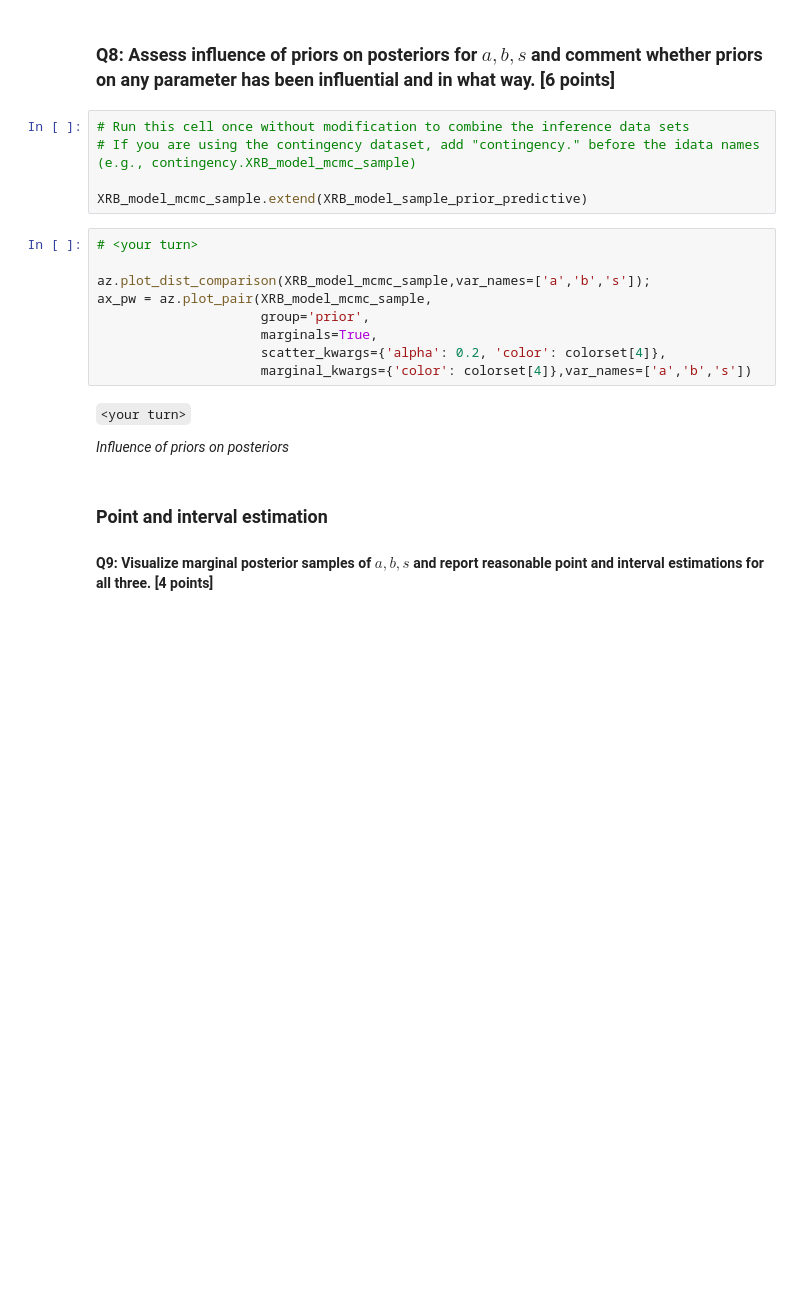
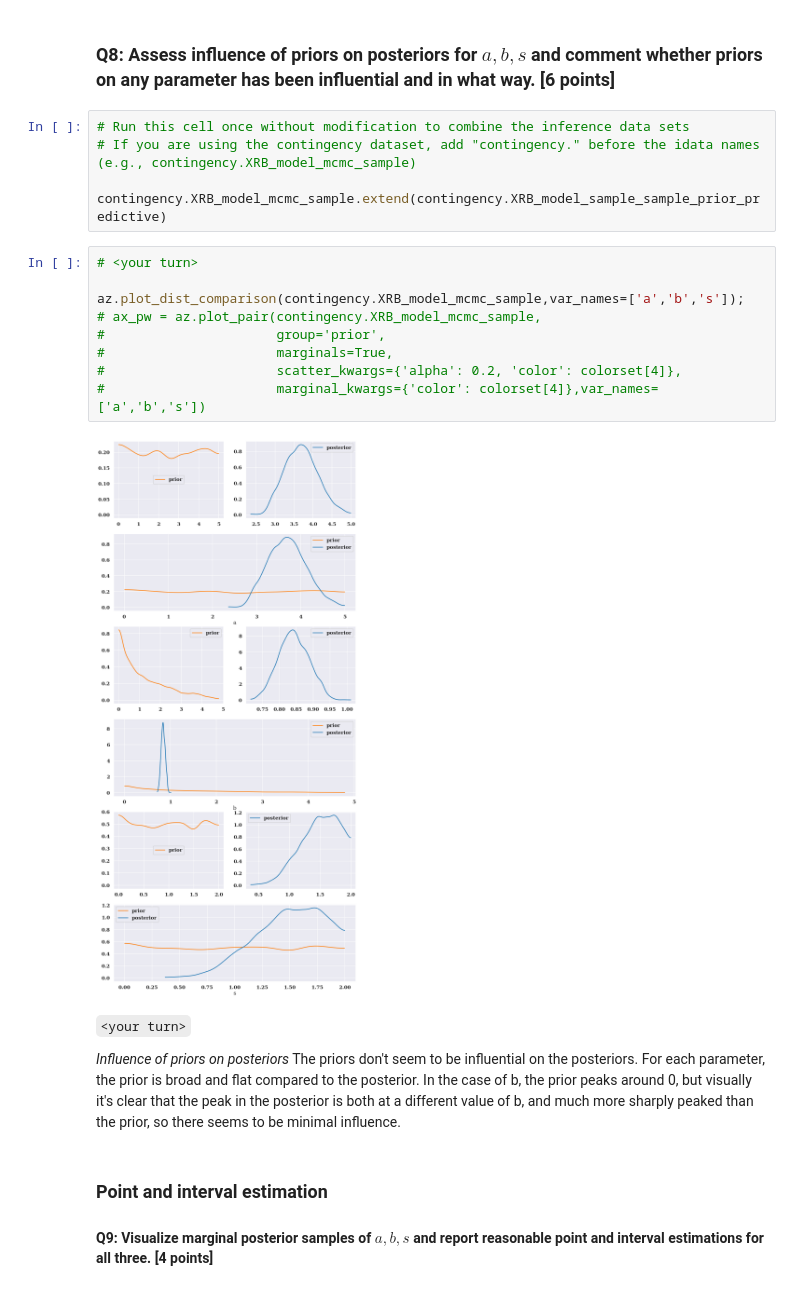
Before and after one commit to bee-undercover/openmp-GOL, a Jupyter notebook: Exam/Exam.ipynb, the cells around one changed output. Saved outputs shown, nothing was run; the diff lists cells and outputs as text; blank space fills up the shorter version.

```diff
--- a/Exam/Exam.ipynb
+++ b/Exam/Exam.ipynb
@@ -282,20 +364,23 @@ ax.set_ylabel(r'N$_{XRB}$');
 # Run this cell once without modification to combine the inference data sets
 # If you are using the contingency dataset, add "contingency." before the idata names (e.g., contingency.XRB_model_mcmc_sample)
 
-XRB_model_mcmc_sample.extend(XRB_model_sample_prior_predictive)
+contingency.XRB_model_mcmc_sample.extend(contingency.XRB_model_sample_sample_prior_predictive)
 # %%
 # <your turn>
 
-az.plot_dist_comparison(XRB_model_mcmc_sample,var_names=['a','b','s']);
-ax_pw = az.plot_pair(XRB_model_mcmc_sample,
-                     group='prior',
-                     marginals=True,
-                     scatter_kwargs={'alpha': 0.2, 'color': colorset[4]},
-                     marginal_kwargs={'color': colorset[4]},var_names=['a','b','s'])
+az.plot_dist_comparison(contingency.XRB_model_mcmc_sample,var_names=['a','b','s']);
+# ax_pw = az.plot_pair(contingency.XRB_model_mcmc_sample,
+#                      group='prior',
+#                      marginals=True,
+#                      scatter_kwargs={'alpha': 0.2, 'color': colorset[4]},
+#                      marginal_kwargs={'color': colorset[4]},var_names=['a','b','s'])
+# %% [output]
+[figure, added]
 # %% [markdown]
 `<your turn>`
 
 *Influence of priors on posteriors*
+The priors don't seem to be influential on the posteriors. For each parameter, the prior is broad and flat compared to the posterior. In the case of b, the prior peaks around 0, but visually it's clear that the peak in the posterior is both at a different value of b, and much more sharply peaked than the prior, so there seems to be minimal influence.
 # %% [markdown]
 ### Point and interval estimation
 
```
Also changed, not shown: parts of 14 cells of this notebook.
